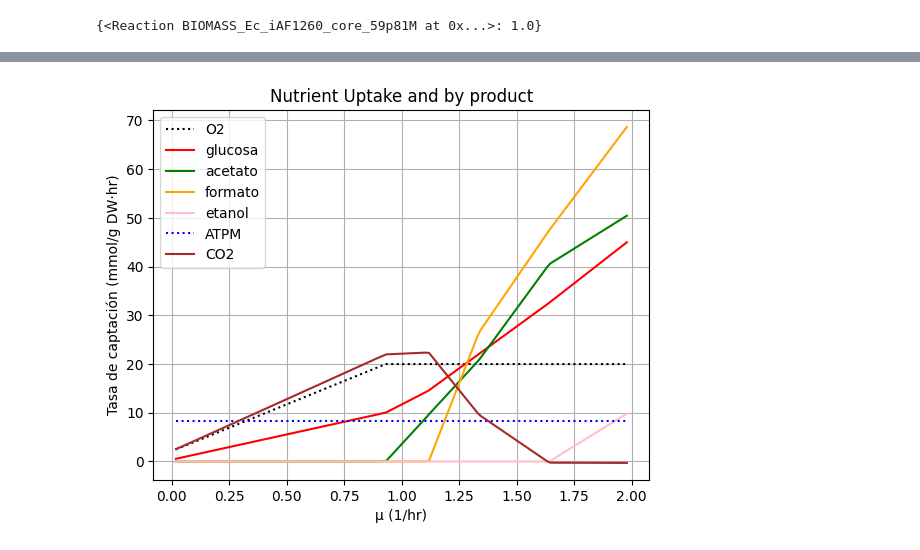
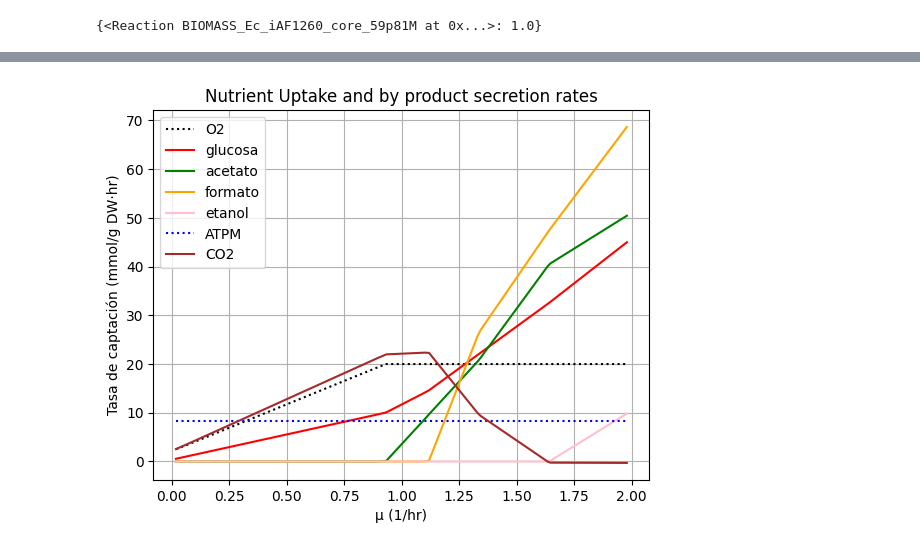
Before and after one commit to natifernandezs/Redes_Metabolicas, a Jupyter notebook: Redesmetabolicas.ipynb, the cells around one changed output, grey strips where cells are left out. Cells and saved outputs as stored; diff of their text form; code cells hidden in the pictures.

```diff
--- a/Redesmetabolicas.ipynb
+++ b/Redesmetabolicas.ipynb
@@ -130,7 +134,7 @@ plt.plot(growth_rates, q_atpm, label="ATPM", linestyle=':', color='blue')
 plt.plot(growth_rates, q_co2, label="CO2", linestyle='-', color='brown')
 plt.xlabel('μ (1/hr)')
 plt.ylabel('Tasa de captación (mmol/g DW·hr)')
-plt.title('Nutrient Uptake and by product')
+plt.title('Nutrient Uptake and by product secretion rates')
 plt.legend()
 plt.grid(True)
 plt.show()
@@ -142,2 +146,2 @@ Primer valor no nulo de etanol: q_ethanol = 0.13750565462539854, mu = 1.64650949
 8.39
-[figure, old version]
+[figure, new version]
```
Also changed, not shown: parts of 3 cells of this notebook.
